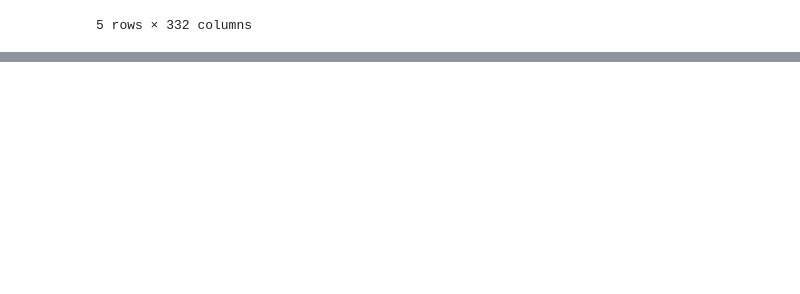
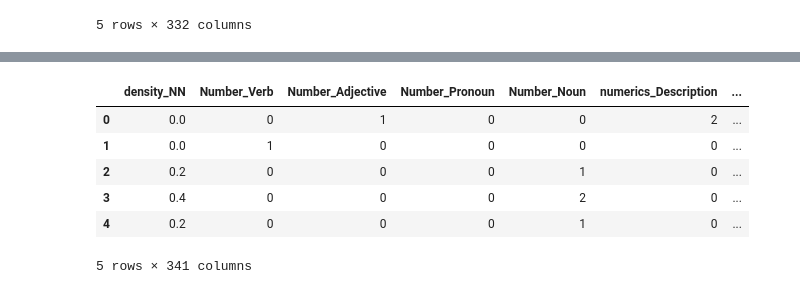
Before and after one commit to prithvikolla/Compuational_Methods_INFO5731, a Jupyter notebook: In_Class_Exersise/In_class_exercise_05.ipynb, the cells around one changed output, grey strips where cells are left out. Cells and saved outputs as stored; diff of their text form; code cells hidden in the pictures; blank space fills up the shorter version.

```diff
--- a/In_Class_Exersise/In_class_exercise_05.ipynb
+++ b/In_Class_Exersise/In_class_exercise_05.ipynb
@@ -473,0 +519,5 @@ df3.head()
+# %%
+df3.insert(0,'Number_Noun',df2['NN'])
+df3.insert(0,'Number_Pronoun',df2['PRP'])
+df3.insert(0,'Number_Adjective',df2['JJ'])
+df3.insert(0,'Number_Verb',df2['VB'])
@@ -473,0 +534,4 @@ df3.head()
+# %%
+for i in df3['Description_word_count']:
+ df3['density_NN'] = df3['Number_Noun'].apply(lambda x: x/i)
+df3.head()
@@ -473,0 +546,2 @@ df3.head()
+# %%
+df3.pop('density_NN')
@@ -473,0 +561,12 @@ df3.head()
+# %%
+df3.insert(0,'density_NN',df3['Number_Noun'].apply(lambda x: x/i))
+# %%
+df3.head()
+# %% [output]
+|  | density_NN | Number_Verb | Number_Adjective | Number_Pronoun | Number_Noun | numerics_Description | ... |
+| 0 | 0.0 | 0 | 1 | 0 | 0 | 2 | ... |
+| 1 | 0.0 | 1 | 0 | 0 | 0 | 0 | ... |
+| 2 | 0.2 | 0 | 0 | 0 | 1 | 0 | ... |
+| 3 | 0.4 | 0 | 0 | 0 | 2 | 0 | ... |
+| 4 | 0.2 | 0 | 0 | 0 | 1 | 0 | ... |
+5 rows × 341 columns
```
Also changed, not shown: parts of 21 cells of this notebook.
